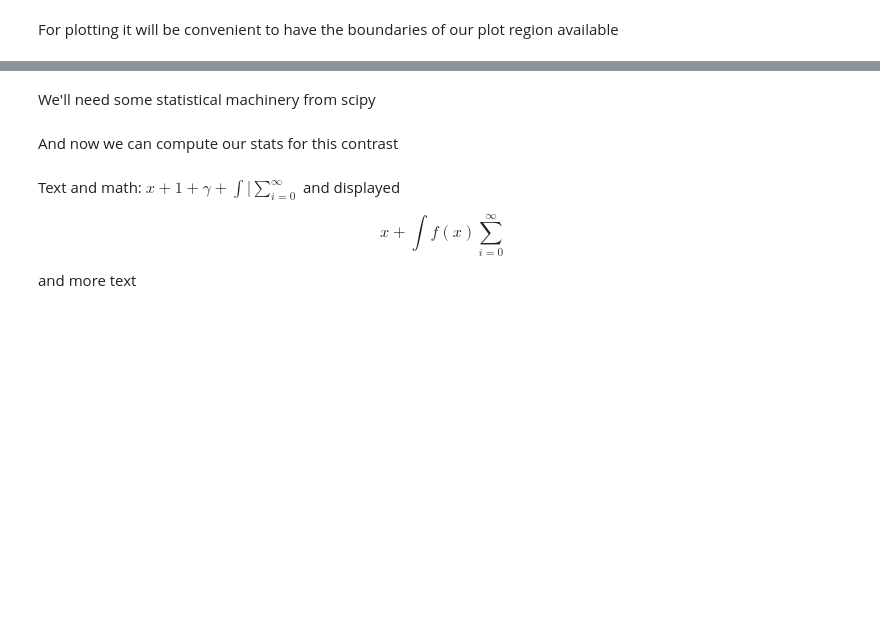
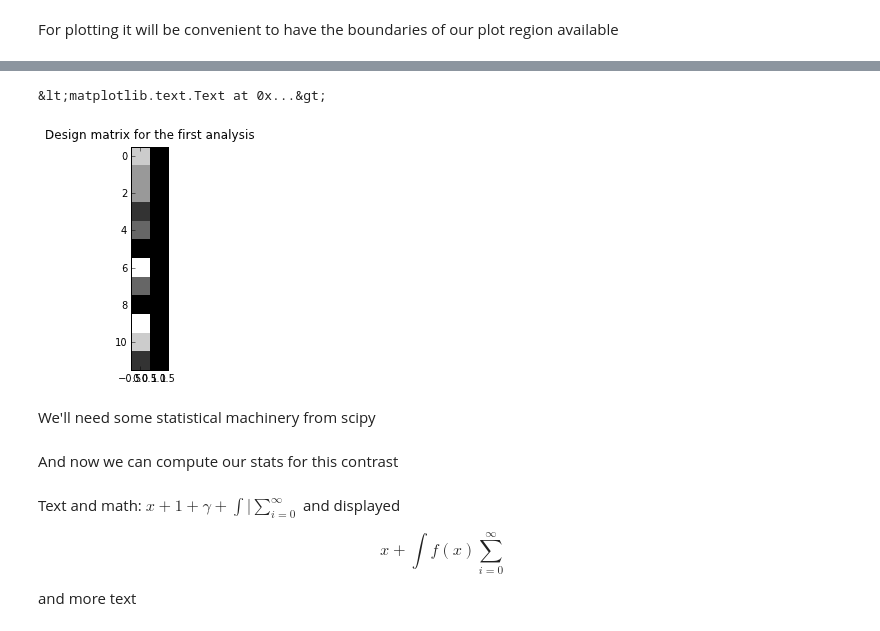
Before and after one commit to fperez/nipy-notebooks, a Jupyter notebook: principles_statistics.ipynb, the cells around one changed output, grey strips where cells are left out. Cells and saved outputs as stored; diff of their text form; code cells hidden in the pictures; blank space fills up the shorter version.

Commit message:
interpolate design mtx with nearest neighbor

```diff
--- a/principles_statistics.ipynb
+++ b/principles_statistics.ipynb
@@ -149,19 +156,22 @@ title('A first guess at a linear relationship, and its residuals');
 # %%
 # residuals from guess slope
 guessRes = Y - guessPts
 
 # design matrix, df
 X  = np.column_stack([ourcov, ones(nimgs)])
 df = nimgs - np.linalg.matrix_rank(X)
 
 # mean SoS for guess slope
 guessRSS = (guessRes**2).sum() / df
 
 # show design matrix
 figure
 plt.gray()
-imshow(X)
+imshow(X, interpolation='nearest')
 title('Design matrix for the first analysis')
+# %% [output]
+&lt;matplotlib.text.Text at 0x...&gt;
+[figure, added]
 # %%
 # the analysis, giving slope and constant
 B = dot(pinv(X), Y)
```
Also changed, not shown: parts of 5 cells of this notebook.
